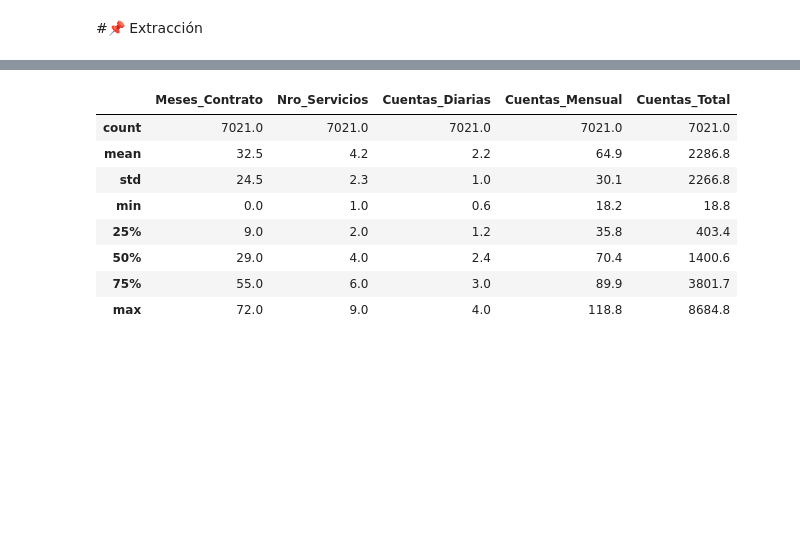
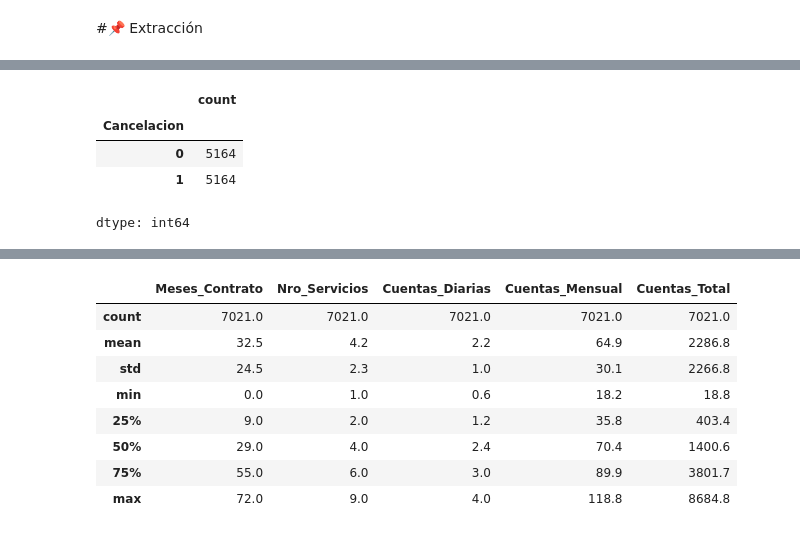
Before and after one commit to rmedi21/challenge-telecom-x-2, a Jupyter notebook: TelecomX_2.ipynb, the cells around one changed output, grey strips where cells are left out. Drawn from its saved outputs; the diff is of its cells as text; code cells hidden in the pictures; blank space fills up the shorter version.

```diff
--- a/TelecomX_2.ipynb
+++ b/TelecomX_2.ipynb
@@ -147,0 +42,13 @@ df.to_csv('TelecomX_Data_Depurada.csv', index=False)
+# %%
+# ONE HOT ENCODING VARIABLES CATEGORICAS
+cols = X.columns
+cols_categoricas = ['Sexo_Biologico', 'Tiene_Tercera_Edad', 'Tiene_Pareja', 'Tiene_Dependientes', 'Tiene_Telefonia',
+                    'Tiene_Multiples_Lineas', 'Servicio_Internet', 'Tipo_Contrato', 'Tiene_Factura_Electronica',
+                    'Metodo_Pago', 'Tiene_Internet']
+
+one_hot = make_column_transformer((OneHotEncoder(drop='if_binary'), cols_categoricas),
+                                  remainder='passthrough',
+                                  sparse_threshold=0,
+                                  force_int_remainder_cols=False)
+
+X = one_hot.fit_transform(X)
@@ -147,0 +73,9 @@ df.to_csv('TelecomX_Data_Depurada.csv', index=False)
+# %%
+# Se han generado 3.3k datos con la clase 1 para obtener un 50% en ambas clases
+y_balanced.value_counts()
+# %% [output]
+|  | count |
+| Cancelacion |  |
+| 0 | 5164 |
+| 1 | 5164 |
+dtype: int64
```
Also changed, not shown: parts of 48 cells of this notebook.
